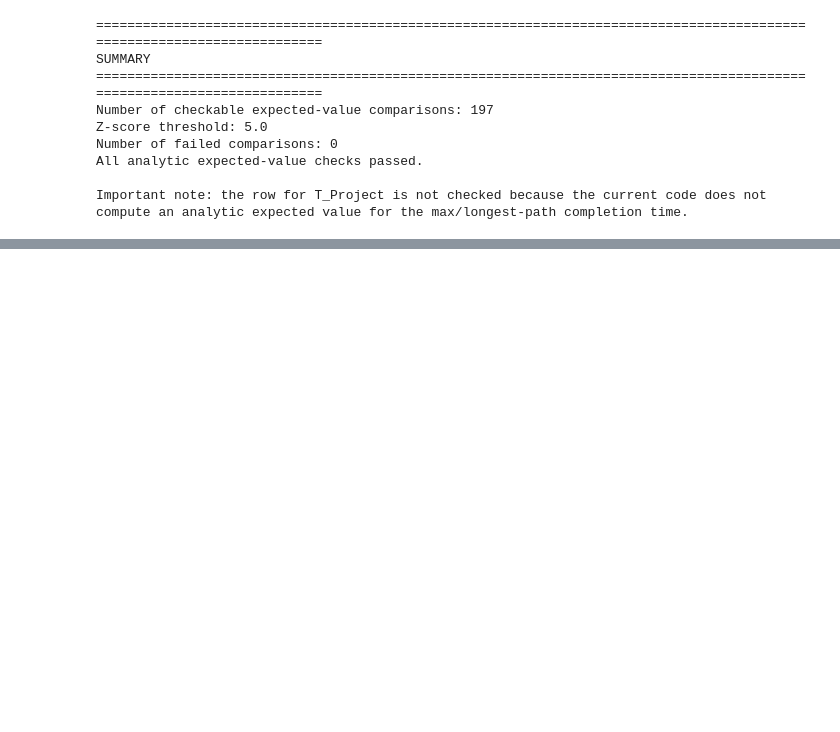
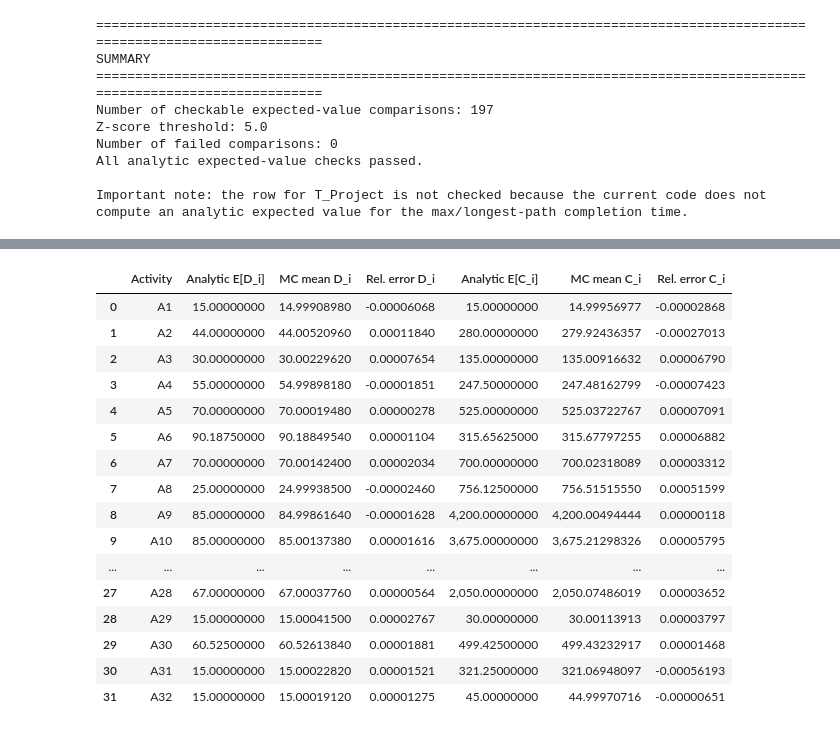
Before and after one commit to joensson12/Stochastic-Project-Management-in-Discrete-Time, a Jupyter notebook: Time and Cost experiment/Experiment/excel_loader_diagnostics.ipynb, the cells around one changed output, grey strips where cells are left out. Saved outputs shown, nothing was run; the diff lists cells and outputs as text; code cells hidden in the pictures; blank space fills up the shorter version.

```diff
--- a/Time and Cost experiment/Experiment/excel_loader_diagnostics.ipynb
+++ b/Time and Cost experiment/Experiment/excel_loader_diagnostics.ipynb
@@ -1140,0 +1321,94 @@ Important note: the row for T_Project is not checked because the current code do
+# %%
+# ============================================================
+# EXPECTED VALUE TABLES FOR LATEX
+# ============================================================
+
+wp_expected_rows = []
+
+for wp in work_packages:
+    activity = f"A{wp.work_package_id}"
+
+    wp_expected_rows.append(
+        {
+            "Activity": activity,
+            "Analytic E[D_i]": wp.expected_duration,
+            "MC mean D_i": np.mean(wp.duration_samples),
+            "Rel. error D_i": (
+                (np.mean(wp.duration_samples) - wp.expected_duration) / wp.expected_duration
+                if wp.expected_duration != 0
+                else np.nan
+            ),
+            "Analytic E[C_i]": wp.expected_total_cost,
+            "MC mean C_i": np.mean(wp.cost_samples),
+            "Rel. error C_i": (
+                (np.mean(wp.cost_samples) - wp.expected_total_cost) / wp.expected_total_cost
+                if wp.expected_total_cost != 0
+                else np.nan
+            ),
+        }
+    )
+
+wp_expected_df = pd.DataFrame(wp_expected_rows)
+
+display(wp_expected_df)
+
+wp_expected_latex_df = wp_expected_df.copy()
+wp_expected_latex_df["Rel. error D_i"] = wp_expected_latex_df["Rel. error D_i"].map(lambda x: latex_percent(x, 3))
+wp_expected_latex_df["Rel. error C_i"] = wp_expected_latex_df["Rel. error C_i"].map(lambda x: latex_percent(x, 3))
+
+write_latex_table(
+    wp_expected_latex_df,
+    "workpackage_expected_value_comparison.tex",
+    caption="Analytic expected values compared with Monte Carlo sample means by work package.",
+    label="tab:workpackage-expected-value-comparison",
+)
+
+# Smaller table for the main text: worst absolute relative errors.
+wp_expected_error_df = wp_expected_df.copy()
+wp_expected_error_df["max_abs_relative_error"] = np.nanmax(
+    np.vstack(
+        [
+            wp_expected_error_df["Rel. error D_i"].abs().to_numpy(),
+            wp_expected_error_df["Rel. error C_i"].abs().to_numpy(),
+        ]
+    ),
+    axis=0,
+)
+
+worst_expected_errors_df = (
+    wp_expected_error_df
+    .sort_values("max_abs_relative_error", ascending=False)
+    .head(8)
+    .reset_index(drop=True)
+)
+
+display(worst_expected_errors_df)
+
+worst_expected_errors_latex_df = worst_expected_errors_df.copy()
+for col in ["Rel. error D_i", "Rel. error C_i", "max_abs_relative_error"]:
+    worst_expected_errors_latex_df[col] = worst_expected_errors_latex_df[col].map(lambda x: latex_percent(x, 3))
+
+write_latex_table(
+    worst_expected_errors_latex_df,
+    "largest_expected_value_errors.tex",
+    caption="Largest relative deviations between analytic expected values and Monte Carlo means.",
+    label="tab:largest-expected-value-errors",
+)
+# %% [output]
+|  | Activity | Analytic E[D_i] | MC mean D_i | Rel. error D_i | Analytic E[C_i] | MC mean C_i | Rel. error C_i |
+| 0 | A1 | 15.00000000 | 14.99908980 | -0.00006068 | 15.00000000 | 14.99956977 | -0.00002868 |
+| 1 | A2 | 44.00000000 | 44.00520960 | 0.00011840 | 280.00000000 | 279.92436357 | -0.00027013 |
+| 2 | A3 | 30.00000000 | 30.00229620 | 0.00007654 | 135.00000000 | 135.00916632 | 0.00006790 |
+| 3 | A4 | 55.00000000 | 54.99898180 | -0.00001851 | 247.50000000 | 247.48162799 | -0.00007423 |
+| 4 | A5 | 70.00000000 | 70.00019480 | 0.00000278 | 525.00000000 | 525.03722767 | 0.00007091 |
+| 5 | A6 | 90.18750000 | 90.18849540 | 0.00001104 | 315.65625000 | 315.67797255 | 0.00006882 |
+| 6 | A7 | 70.00000000 | 70.00142400 | 0.00002034 | 700.00000000 | 700.02318089 | 0.00003312 |
+| 7 | A8 | 25.00000000 | 24.99938500 | -0.00002460 | 756.12500000 | 756.51515550 | 0.00051599 |
+| 8 | A9 | 85.00000000 | 84.99861640 | -0.00001628 | 4,200.00000000 | 4,200.00494444 | 0.00000118 |
+| 9 | A10 | 85.00000000 | 85.00137380 | 0.00001616 | 3,675.00000000 | 3,675.21298326 | 0.00005795 |
+| ... | ... | ... | ... | ... | ... | ... | ... |
+| 27 | A28 | 67.00000000 | 67.00037760 | 0.00000564 | 2,050.00000000 | 2,050.07486019 | 0.00003652 |
+| 28 | A29 | 15.00000000 | 15.00041500 | 0.00002767 | 30.00000000 | 30.00113913 | 0.00003797 |
+| 29 | A30 | 60.52500000 | 60.52613840 | 0.00001881 | 499.42500000 | 499.43232917 | 0.00001468 |
+| 30 | A31 | 15.00000000 | 15.00022820 | 0.00001521 | 321.25000000 | 321.06948097 | -0.00056193 |
+| 31 | A32 | 15.00000000 | 15.00019120 | 0.00001275 | 45.00000000 | 44.99970716 | -0.00000651 |
```
Also changed, not shown: parts of 5 cells of this notebook, 8 other files.
